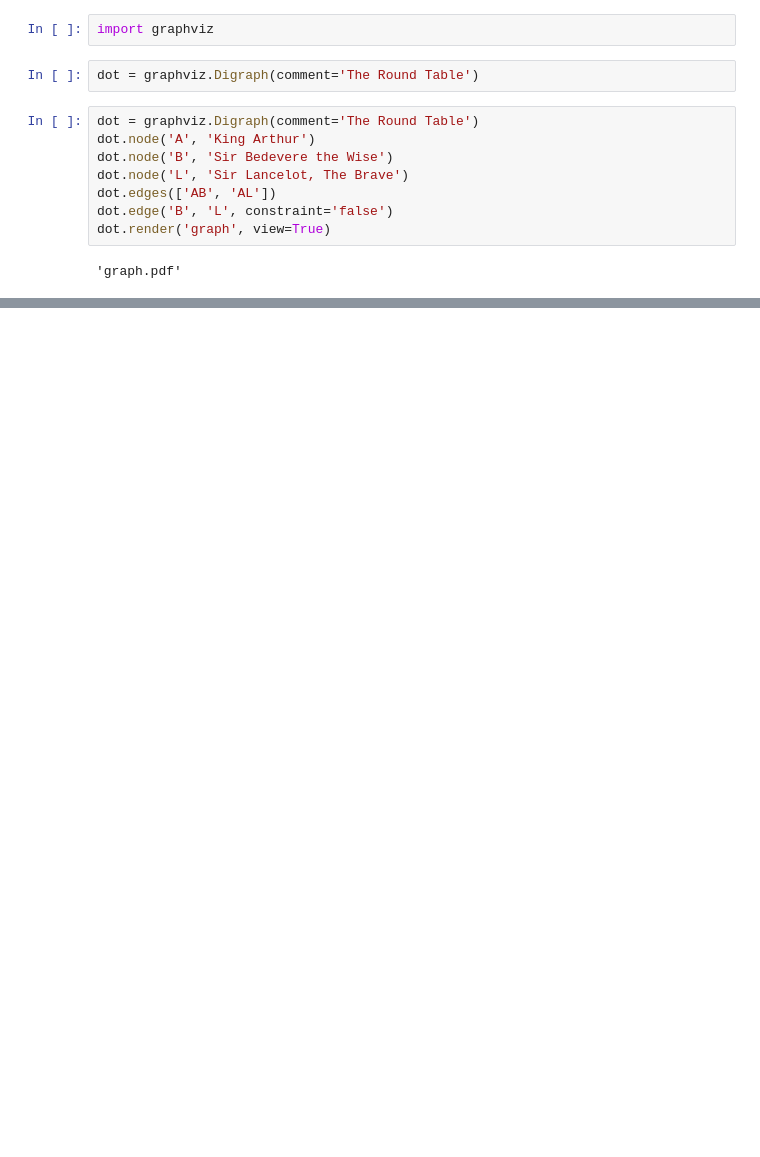
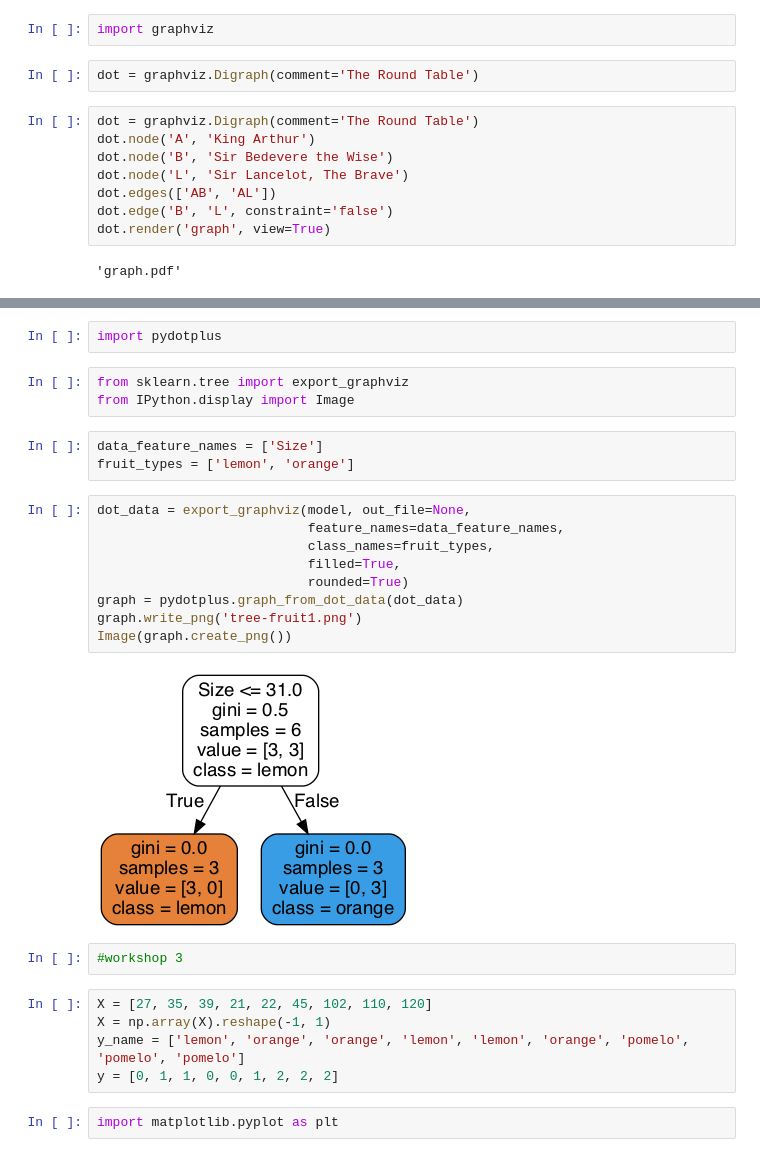
Before and after one commit to aukrit1993/my_machine_learning, a Jupyter notebook: chapter_15.ipynb, the cells around one changed output, grey strips where cells are left out. Cells and saved outputs as stored; diff of their text form; blank space fills up the shorter version.

Commit message:
workshop_3

```diff
--- a/chapter_15.ipynb
+++ b/chapter_15.ipynb
@@ -82,0 +88,28 @@ dot.render('graph', view=True)
+# %%
+import pydotplus
+# %%
+from sklearn.tree import export_graphviz
+from IPython.display import Image
+# %%
+data_feature_names = ['Size']
+fruit_types = ['lemon', 'orange']
+# %%
+dot_data = export_graphviz(model, out_file=None,
+                           feature_names=data_feature_names,
+                           class_names=fruit_types,
+                           filled=True,
+                           rounded=True)
+graph = pydotplus.graph_from_dot_data(dot_data)
+graph.write_png('tree-fruit1.png')
+Image(graph.create_png())
+# %% [output]
+[figure, added]
+# %%
+#workshop 3
+# %%
+X = [27, 35, 39, 21, 22, 45, 102, 110, 120]
+X = np.array(X).reshape(-1, 1)
+y_name = ['lemon', 'orange', 'orange', 'lemon', 'lemon', 'orange', 'pomelo', 'pomelo', 'pomelo']
+y = [0, 1, 1, 0, 0, 1, 2, 2, 2]
+# %%
+import matplotlib.pyplot as plt
```
Also changed, not shown: parts of 28 cells of this notebook.
